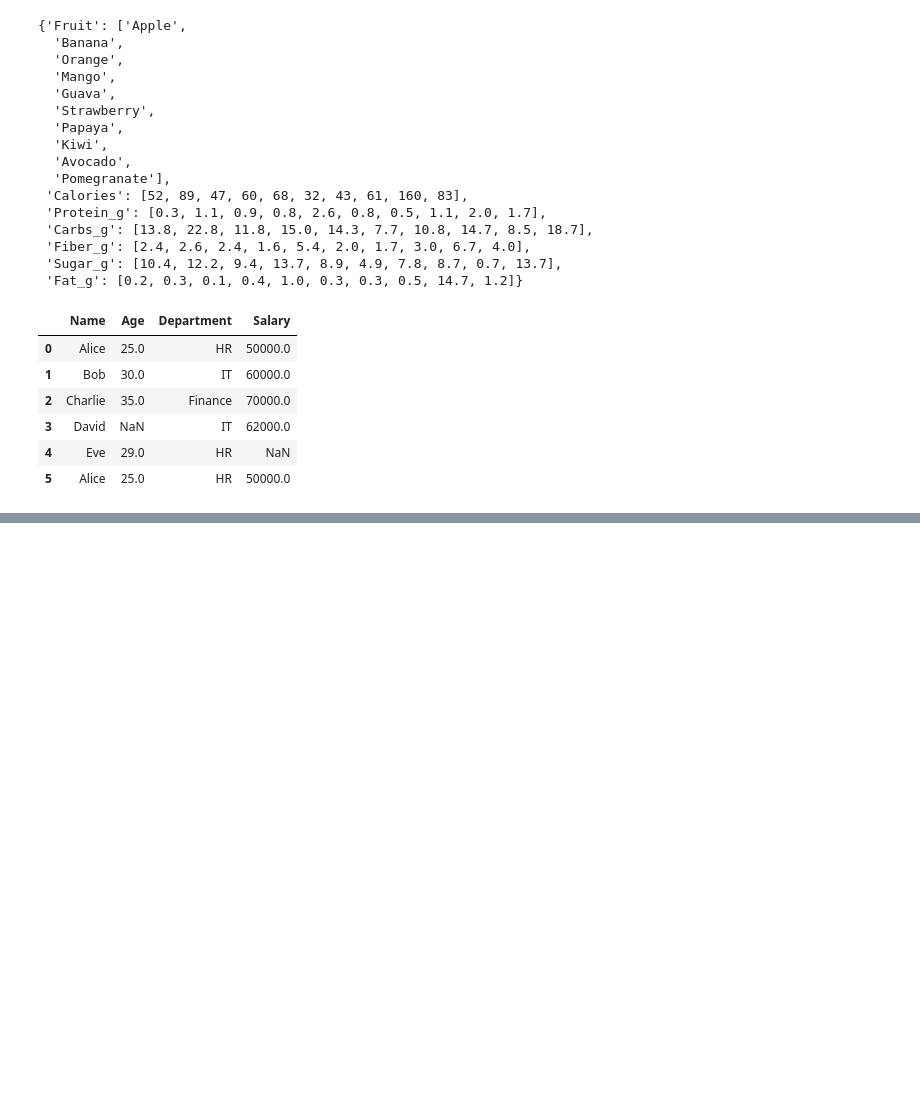
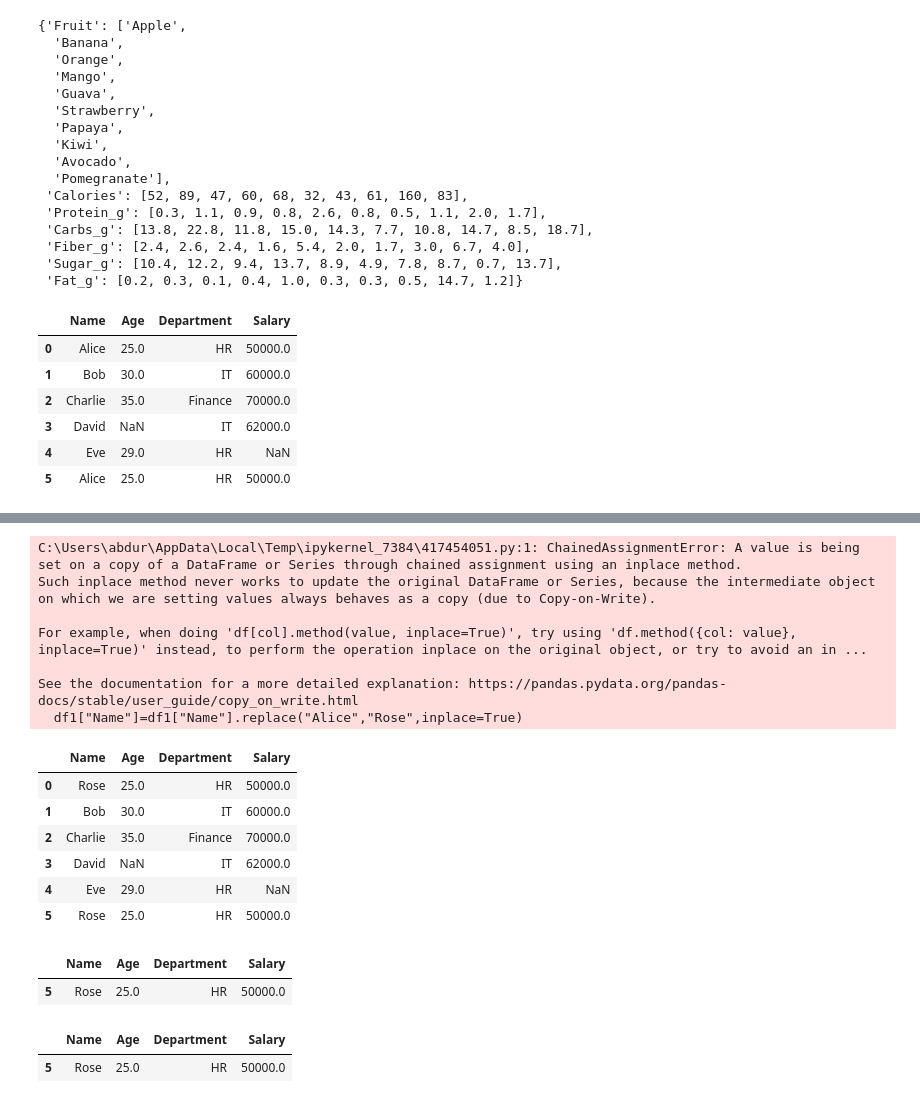
Before and after one commit to abdurrehmanabid5002-hub/Python-Learning, a Jupyter notebook: Numpy/pandas.ipynb, the cells around one changed output, grey strips where cells are left out. Saved outputs shown, nothing was run; the diff lists cells and outputs as text; code cells hidden in the pictures; blank space fills up the shorter version.

```diff
--- a/Numpy/pandas.ipynb
+++ b/Numpy/pandas.ipynb
@@ -378,0 +549,31 @@ df1
+# %%
+df1["Name"]=df1["Name"].replace("Alice","Rose",inplace=True)
+
+df1
+# %% [output]
+C:\Users\abdur\AppData\Local\Temp\ipykernel_7384\417454051.py:1: ChainedAssignmentError: A value is being set on a copy of a DataFrame or Series through chained assignment using an inplace method.
+Such inplace method never works to update the original DataFrame or Series, because the intermediate object on which we are setting values always behaves as a copy (due to Copy-on-Write).
+
+For example, when doing 'df[col].method(value, inplace=True)', try using 'df.method({col: value}, inplace=True)' instead, to perform the operation inplace on the original object, or try to avoid an in ...
+
+See the documentation for a more detailed explanation: https://pandas.pydata.org/pandas-docs/stable/user_guide/copy_on_write.html
+  df1["Name"]=df1["Name"].replace("Alice","Rose",inplace=True)
+|  | Name | Age | Department | Salary |
+| 0 | Rose | 25.0 | HR | 50000.0 |
+| 1 | Bob | 30.0 | IT | 60000.0 |
+| 2 | Charlie | 35.0 | Finance | 70000.0 |
+| 3 | David | NaN | IT | 62000.0 |
+| 4 | Eve | 29.0 | HR | NaN |
+| 5 | Rose | 25.0 | HR | 50000.0 |
+# %%
+df1_dup=df1[df1.duplicated()]
+df1_dup
+# %% [output]
+|  | Name | Age | Department | Salary |
+| 5 | Rose | 25.0 | HR | 50000.0 |
+# %%
+df1_dup=df1[df1.duplicated(keep='first')]
+df1_dup
+# %% [output]
+|  | Name | Age | Department | Salary |
+| 5 | Rose | 25.0 | HR | 50000.0 |
```
Also changed, not shown: parts of 19 cells of this notebook.
